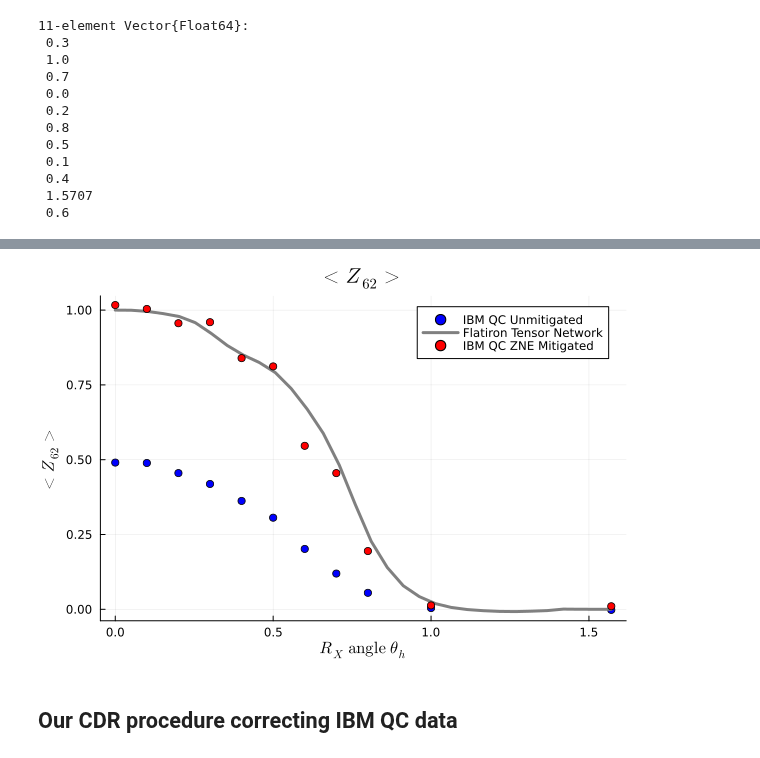
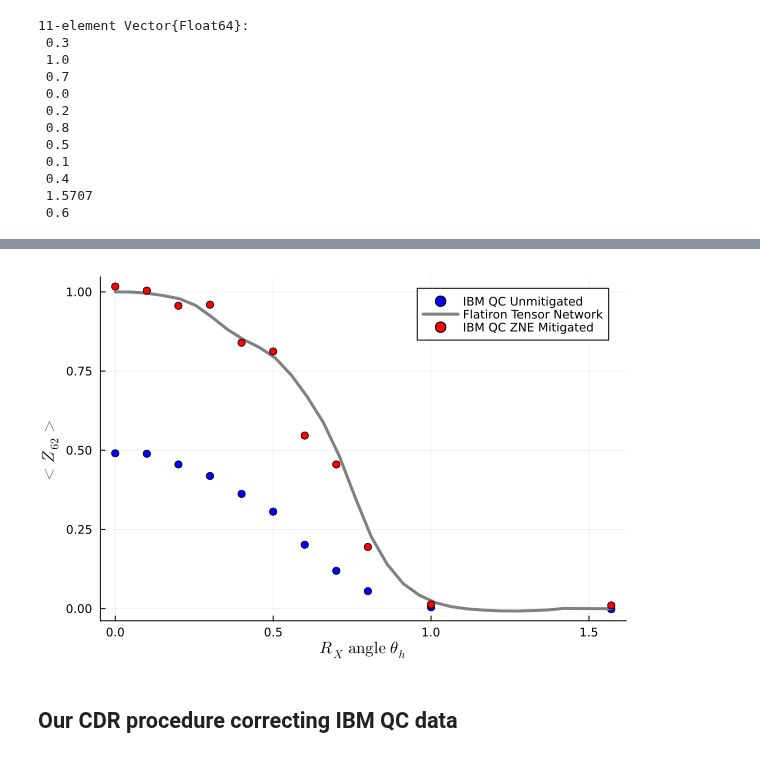
Before and after one commit to julia-guignon/pp-em, a Jupyter notebook: cdr/utility_exp_cdr_error_mitigation.ipynb, the cells around one changed output, grey strips where cells are left out. Drawn from its saved outputs; the diff is of its cells as text; code cells hidden in the pictures.

```diff
--- a/cdr/utility_exp_cdr_error_mitigation.ipynb
+++ b/cdr/utility_exp_cdr_error_mitigation.ipynb
@@ -72,9 +61,9 @@ IBM_unmitigated_vals
 # %%
-scatter(angles, IBM_unmitigated_vals, label="IBM QC Unmitigated", color=:blue, lw=2, xlabel=L" R_X\  \textrm{angle}\ \theta_h", ylabel=L"<Z_{62}>", title=L"<Z_{62}>", legend=:topright)
+scatter(angles, IBM_unmitigated_vals, label="IBM QC Unmitigated", color=:blue, lw=2, xlabel=L" R_X\  \textrm{angle}\ \theta_h", ylabel=L"<Z_{62}>", legend=:topright)
 plot!(tn_angles, tn_vals, label="Flatiron Tensor Network", color="grey", linewidth=3)
 scatter!(IBM_angles, IBM_mitigated_vals, label="IBM QC ZNE Mitigated", color="Red", ms=4)
 # %% [output]
-[figure, old version]
+[figure, new version]
 # %% [markdown]
 ## Our CDR procedure correcting IBM QC data
 # %% [markdown]
```
Also changed, not shown: parts of 14 cells of this notebook, 1 other file.
